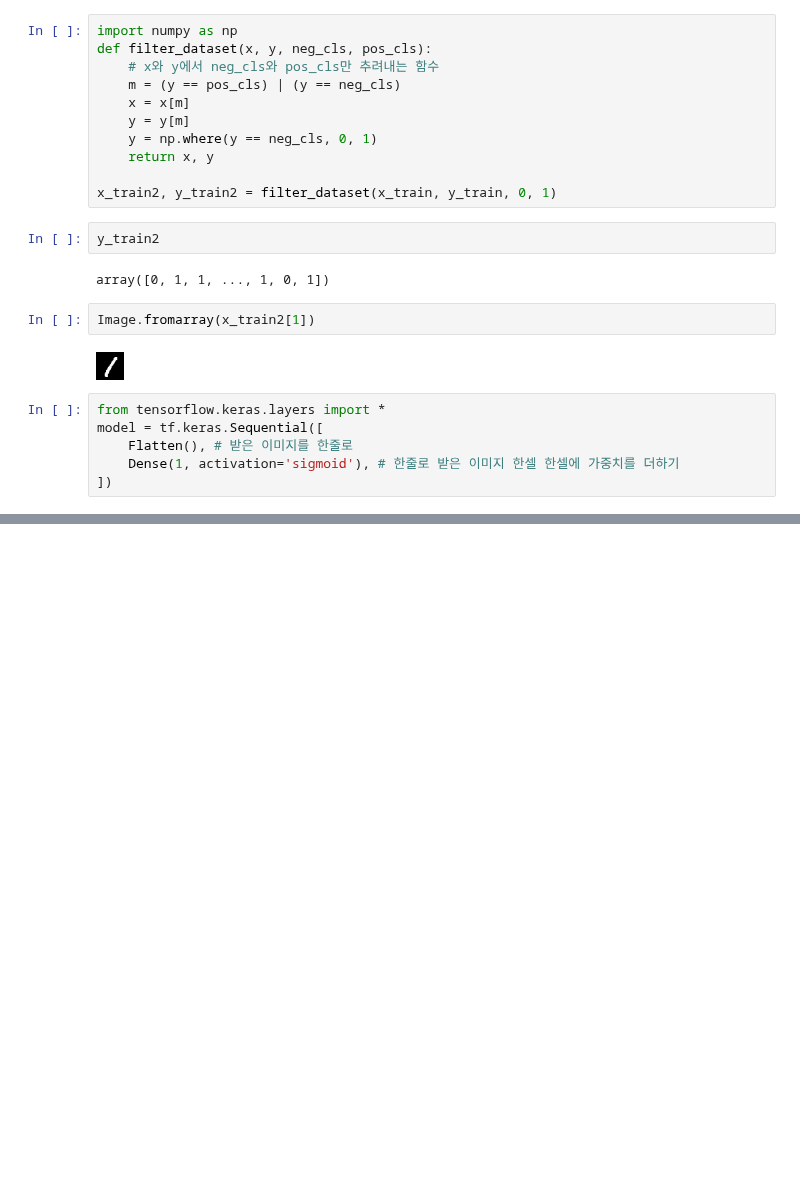
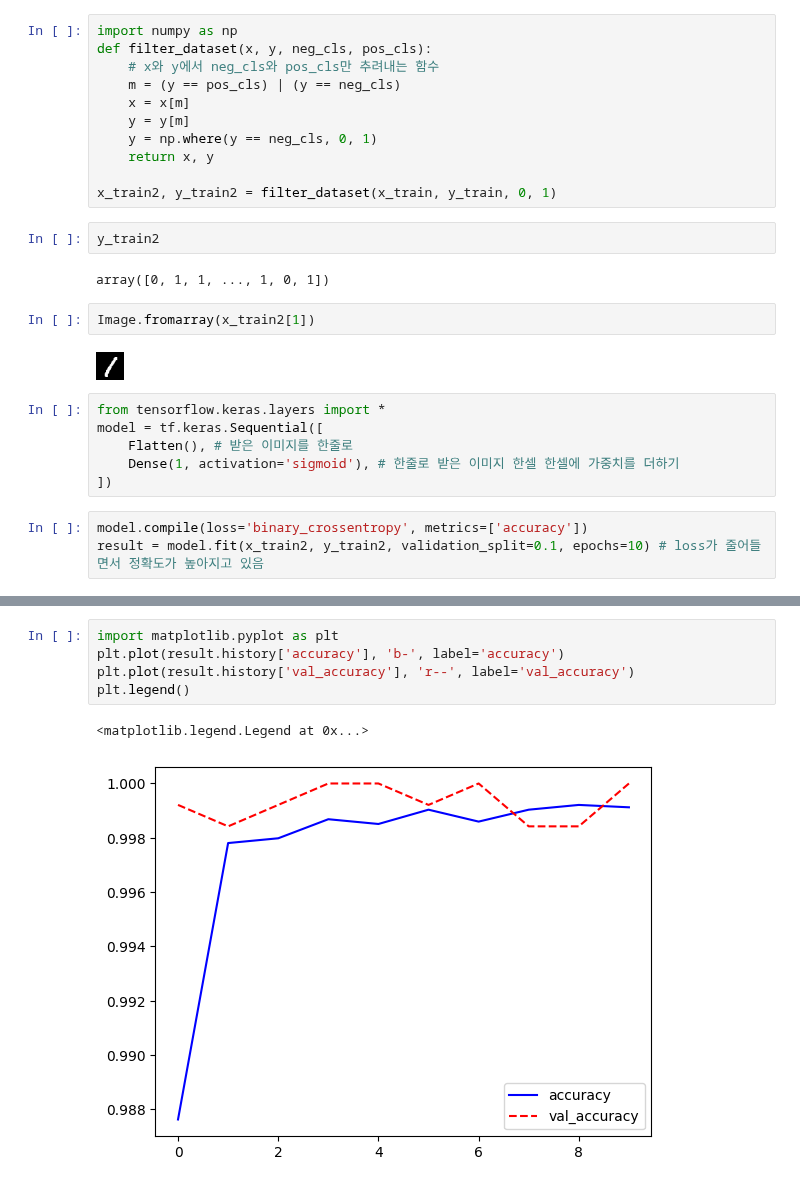
Before and after one commit to HYLee810/projectmanager, a Jupyter notebook: Tensorflow_실습.ipynb, the cells around one changed output, grey strips where cells are left out. Drawn from its saved outputs; the diff is of its cells as text; blank space fills up the shorter version.

```diff
--- a/Tensorflow_실습.ipynb
+++ b/Tensorflow_실습.ipynb
@@ -66,3 +66,6 @@ model = tf.keras.Sequential([
     Flatten(), # 받은 이미지를 한줄로
     Dense(1, activation='sigmoid'), # 한줄로 받은 이미지 한셀 한셀에 가중치를 더하기
 ])
+# %%
+model.compile(loss='binary_crossentropy', metrics=['accuracy'])
+result = model.fit(x_train2, y_train2, validation_split=0.1, epochs=10) # loss가 줄어들면서 정확도가 높아지고 있음
@@ -68,0 +93,8 @@ model = tf.keras.Sequential([
+# %%
+import matplotlib.pyplot as plt
+plt.plot(result.history['accuracy'], 'b-', label='accuracy')
+plt.plot(result.history['val_accuracy'], 'r--', label='val_accuracy')
+plt.legend()
+# %% [output]
+<matplotlib.legend.Legend at 0x...>
+[figure, added]
```
Also changed, not shown: parts of 3 cells of this notebook.
